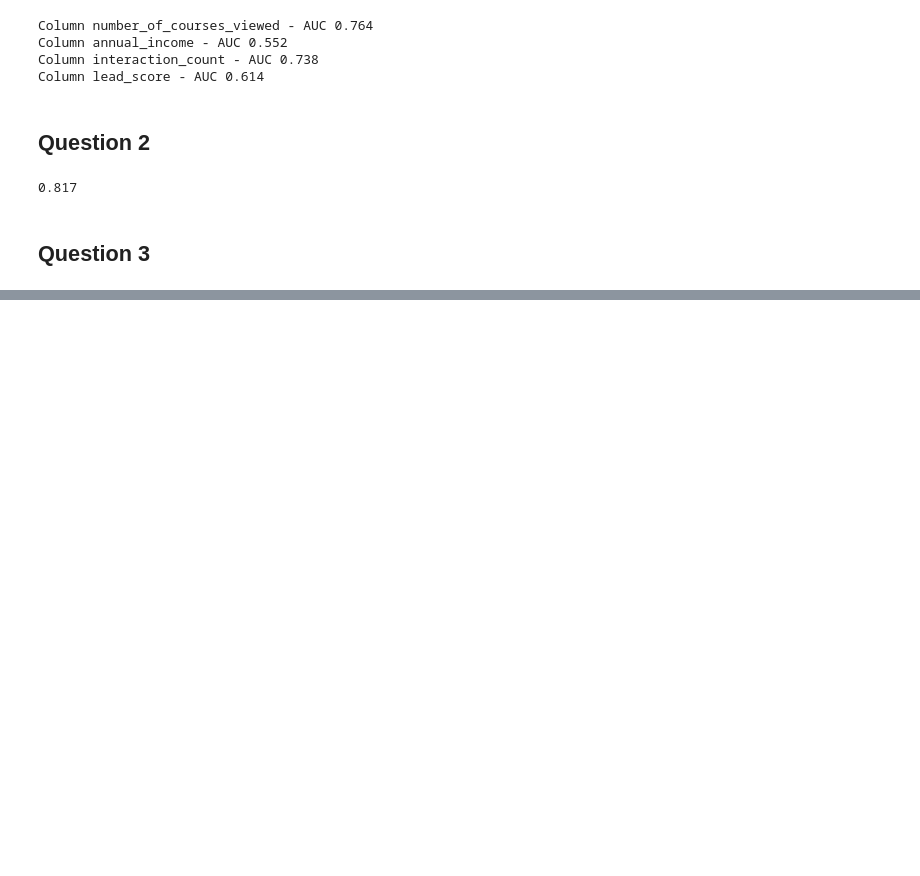
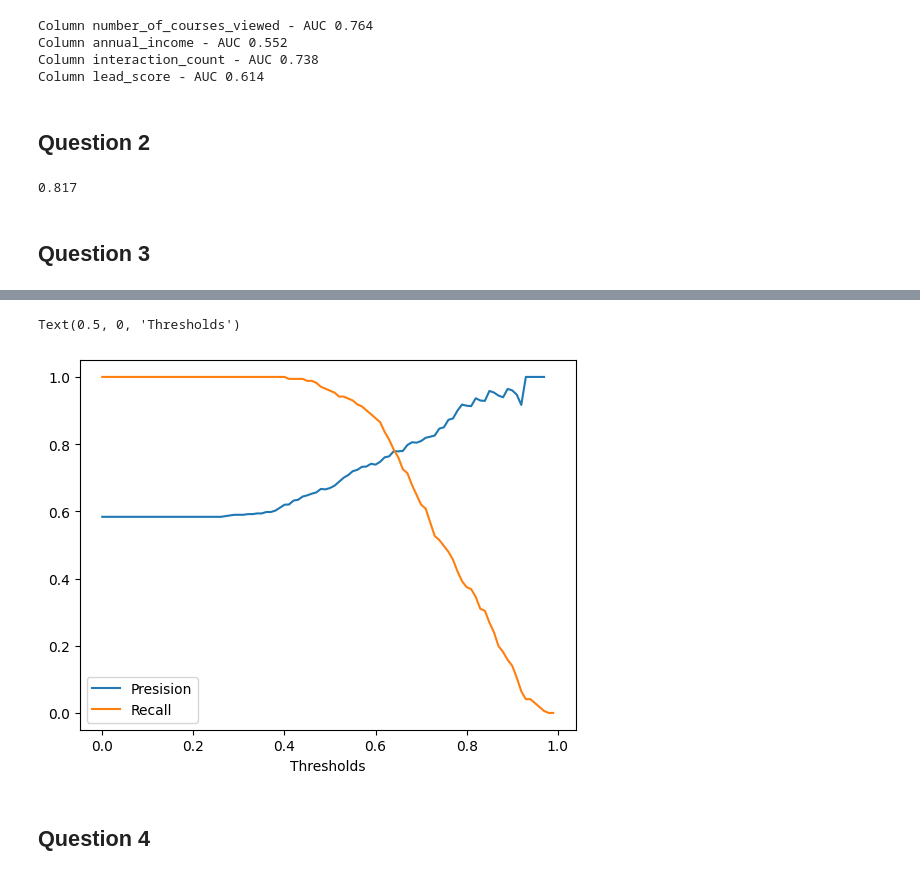
Before and after one commit to Ninodg/ml-zoomcamp-2025-homework, a Jupyter notebook: 04-homework/homework4.ipynb, the cells around one changed output, grey strips where cells are left out. Drawn from its saved outputs; the diff is of its cells as text; code cells hidden in the pictures; blank space fills up the shorter version.

```diff
--- a/04-homework/homework4.ipynb
+++ b/04-homework/homework4.ipynb
@@ -156,3 +160,30 @@ print(round(auc_result, 3))
 # Answer is 0.817
 # %% [markdown]
 ## Question 3
+# %%
+thresholds = np.arange(0, 1, 0.01)
+precision_results = []
+recall_results = []
+
+for t in thresholds:
+
+    actual_positive = (y_val == 1)
+    actual_negative = (y_val == 0)
+
+    pred_positive = (y_pred >= t)
+    pred_negative = (y_pred < t)
+
+    tp = (actual_positive & pred_positive).sum()
+    tn = (actual_negative & pred_negative).sum()
+    fp = (actual_negative & pred_positive).sum()
+    fn = (actual_positive & pred_negative).sum()
+
+    # Precision
+    p = tp / (tp + fp)
+    precision_results.append(p)
+
+    # Recall
+    r = tp / (tp + fn)
+    recall_results.append(r)
+
+    print(f"Precision = {p} | Recall = {r}")
@@ -158,0 +208,12 @@ print(round(auc_result, 3))
+# %%
+plt.plot(thresholds, precision_results, label='Presision')
+plt.plot(thresholds, recall_results, label='Recall')
+plt.legend()
+plt.xlabel('Thresholds')
+
+# The option that is closer to the answer is 0.745
+# %% [output]
+Text(0.5, 0, 'Thresholds')
+[figure, added]
+# %% [markdown]
+## Question 4
```
Also changed, not shown: parts of 13 cells of this notebook.
